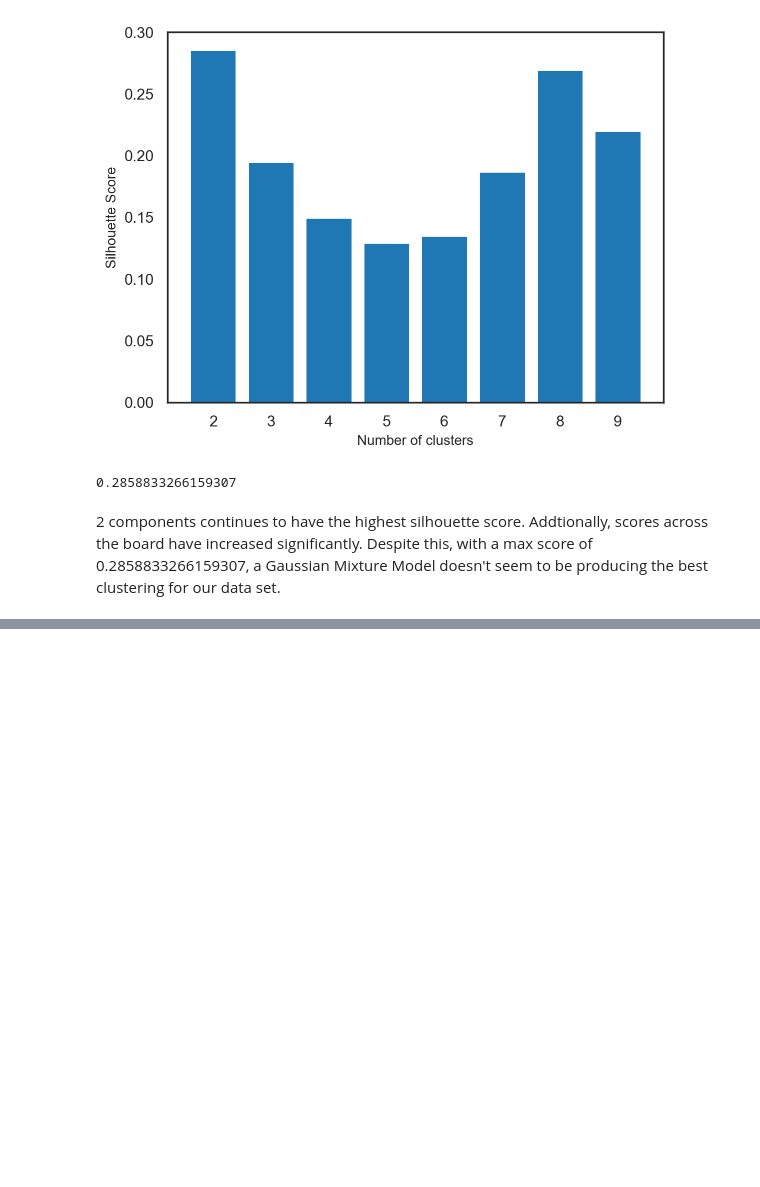
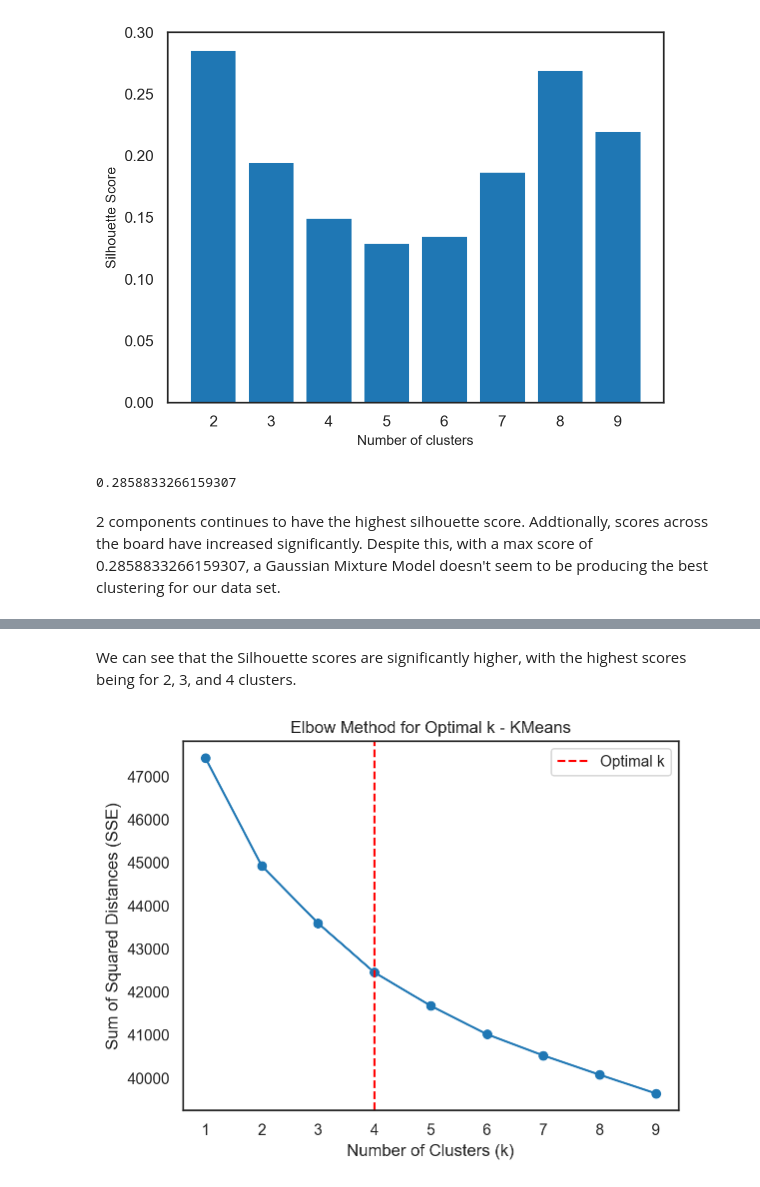
Before and after one commit to sprestrelski/heart-disease-prediction, a Jupyter notebook: Models.ipynb, the cells around one changed output, grey strips where cells are left out. Cells and saved outputs as stored; diff of their text form; code cells hidden in the pictures; blank space fills up the shorter version.

```diff
--- a/Models.ipynb
+++ b/Models.ipynb
@@ -319,0 +364,28 @@ print(gmm_scores[0])
+# %% [markdown]
+We can see that the Silhouette scores are significantly higher, with the highest scores being for 2, 3, and 4 clusters.
+# %%
+from kneed import KneeLocator
+
+sse = []
+max_k = 10
+
+# Calculate SSE for different values of k
+for k in range(1, max_k):
+    kmeans = KMeans(n_clusters=k, random_state=42, n_init = 10)
+    kmeans.fit(sample_df)
+    sse.append(kmeans.inertia_)
+
+# Find the elbow point
+knee = KneeLocator(range(1, max_k), sse, curve='convex', direction='decreasing')
+
+# Plot SSE curve
+plt.plot(range(1, max_k), sse, marker='o')
+plt.xlabel('Number of Clusters (k)')
+plt.ylabel('Sum of Squared Distances (SSE)')
+plt.title('Elbow Method for Optimal k - KMeans')
+plt.xticks(range(1, max_k))
+plt.axvline(knee.elbow, color='red', linestyle='--', label='Optimal k')
+plt.legend()
+plt.show()
+# %% [output]
+[figure, added]
```
Also changed, not shown: parts of 7 cells of this notebook.
